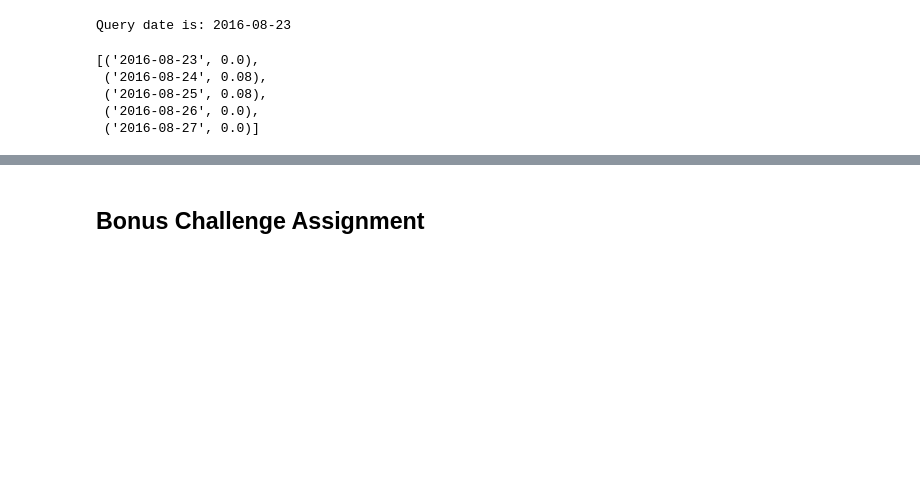
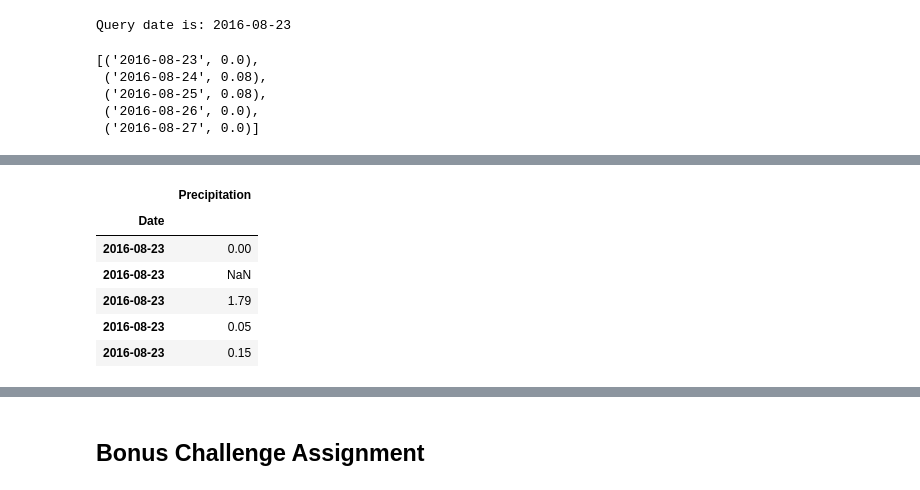
Before and after one commit to Chahnaz-Kbaisi/SQLAlchemy-Challenge, a Jupyter notebook: climate_starter.ipynb, the cells around one changed output, grey strips where cells are left out. Drawn from its saved outputs; the diff is of its cells as text; code cells hidden in the pictures; blank space fills up the shorter version.

```diff
--- a/climate_starter.ipynb
+++ b/climate_starter.ipynb
@@ -134,0 +143,14 @@ results[:5]
+# %%
+prec_date_df = prec_date_df.sort_index()
+
+# Sort the dateframe by date
+prec_date_df = prec_date_df.sort_values(by='Date')
+prec_date_df.head()
+# %% [output]
+|  | Precipitation |
+| Date |  |
+| 2016-08-23 | 0.00 |
+| 2016-08-23 | NaN |
+| 2016-08-23 | 1.79 |
+| 2016-08-23 | 0.05 |
+| 2016-08-23 | 0.15 |
```
Also changed, not shown: parts of 4 cells of this notebook, 1 other file.
